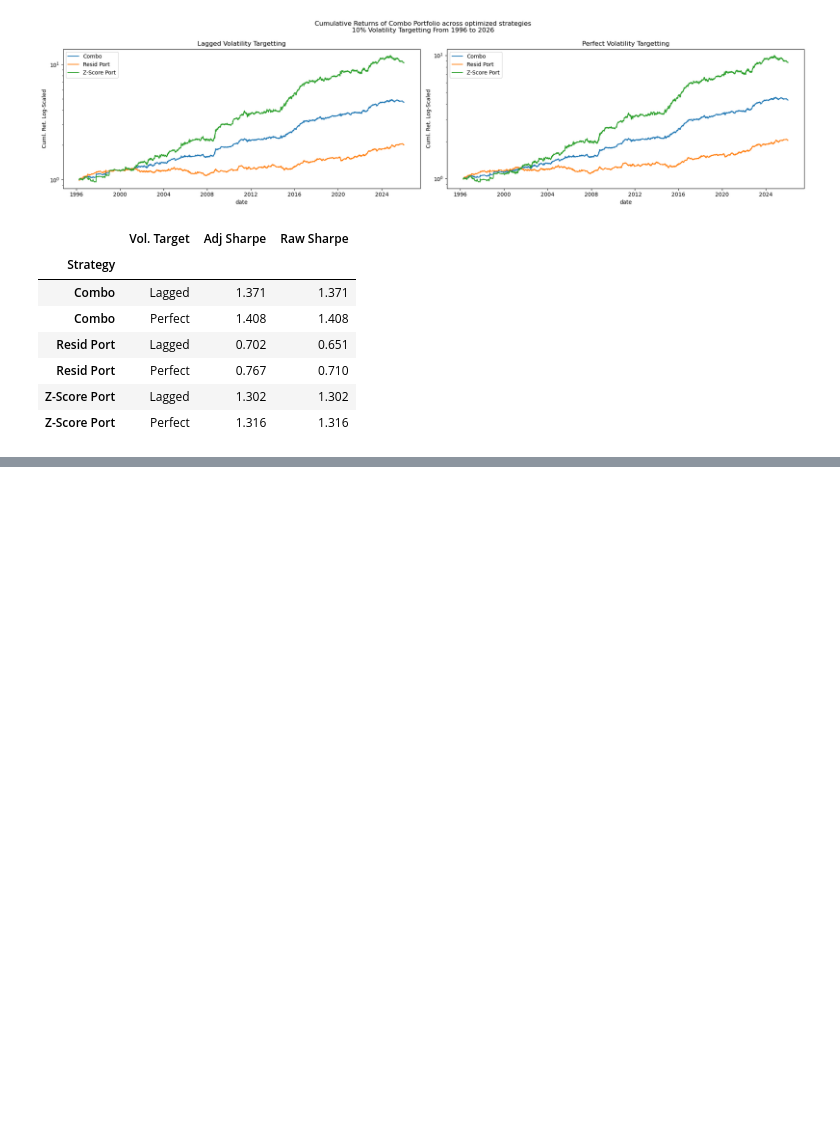
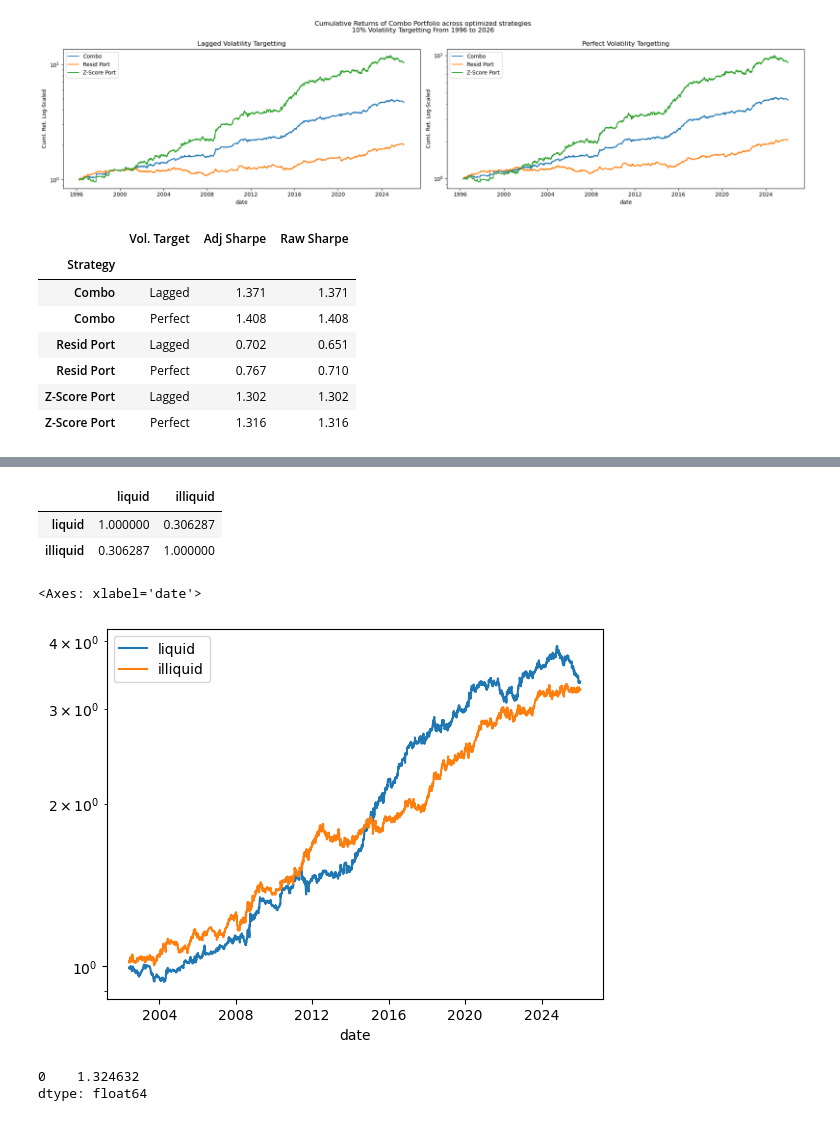
Before and after one commit to diegodalvarez/FXEquitySpillover, a Jupyter notebook: 1SignalStrategies.ipynb, the cells around one changed output, grey strips where cells are left out. Saved outputs shown, nothing was run; the diff lists cells and outputs as text; code cells hidden in the pictures; blank space fills up the shorter version.

```diff
--- a/1SignalStrategies.ipynb
+++ b/1SignalStrategies.ipynb
@@ -1093,0 +1249,36 @@ display(df_combo_port.assign(
+# %%
+df_liquid_port = (df_sig_rtn.query(
+    "vol_group == 'perfect'")
+    [["date", "rtn"]].
+    groupby("date").
+    agg("mean").
+    rename(columns = {"rtn": "liquid"}))
+# %%
+df_illiquid_port = (df_ill_signal_rtn.query(
+    "group == 'perfect'")
+    [["date", "signal_rtn"]].
+    groupby("date").
+    agg("mean").
+    rename(columns = {"signal_rtn": "illiquid"}).
+    reset_index().
+    assign(date = lambda x: pd.to_datetime(x.date).dt.date))
+# %%
+df_combo_port = (df_liquid_port.merge(
+    right = df_illiquid_port, how = "outer", on = ["date"]).
+    set_index("date"))
+# %%
+df_combo_port.corr()
+# %% [output]
+|  | liquid | illiquid |
+| liquid | 1.000000 | 0.306287 |
+| illiquid | 0.306287 | 1.000000 |
+# %%
+df_combo_port.dropna().apply(lambda x: np.cumprod(1 + x)).plot(logy = True)
+# %% [output]
+<Axes: xlabel='date'>
+[figure, added]
+# %%
+df_combo_port.dropna().mean(axis = 1).to_frame().agg(lambda x: x.mean() / x.std() * np.sqrt(252))
+# %% [output]
+0    1.324632
+dtype: float64
```
Also changed, not shown: parts of 22 cells of this notebook.
